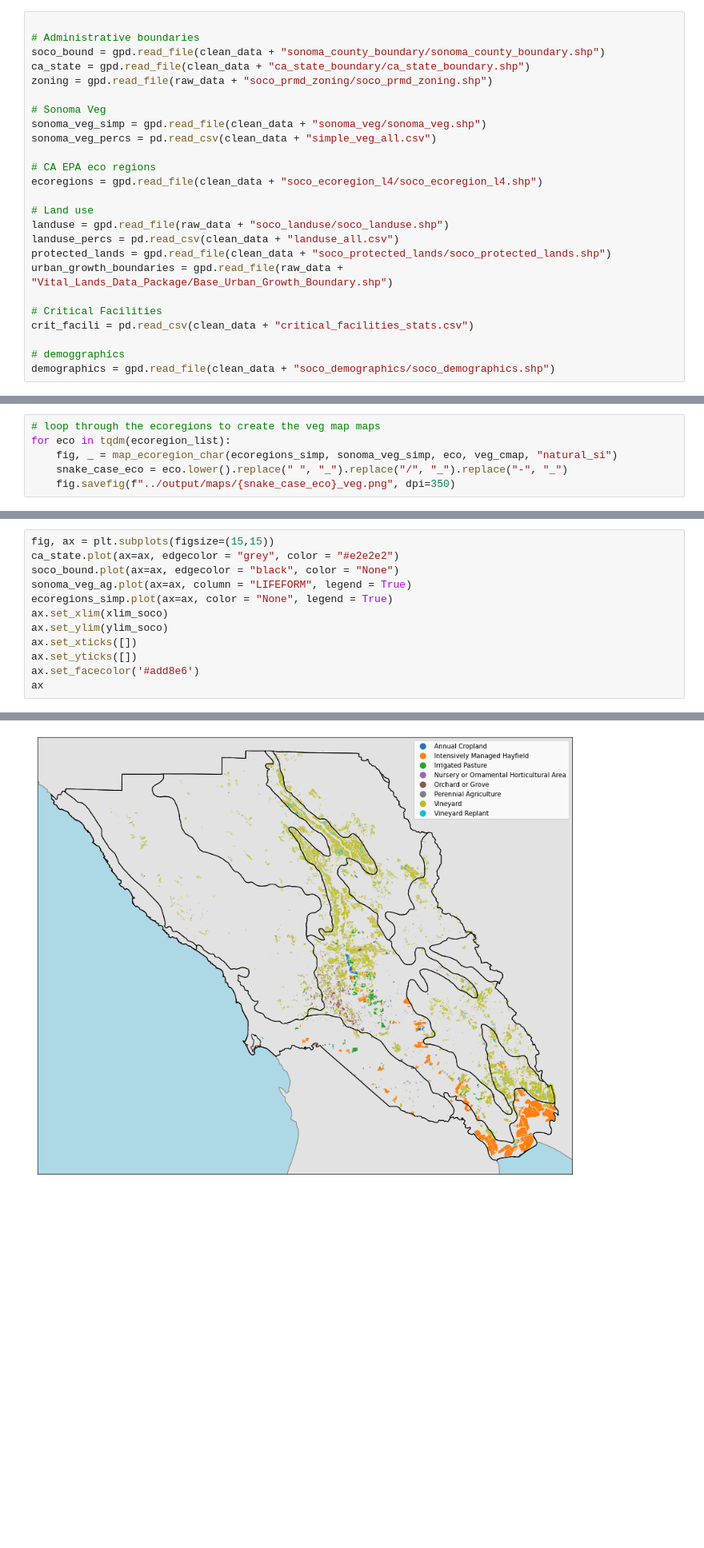
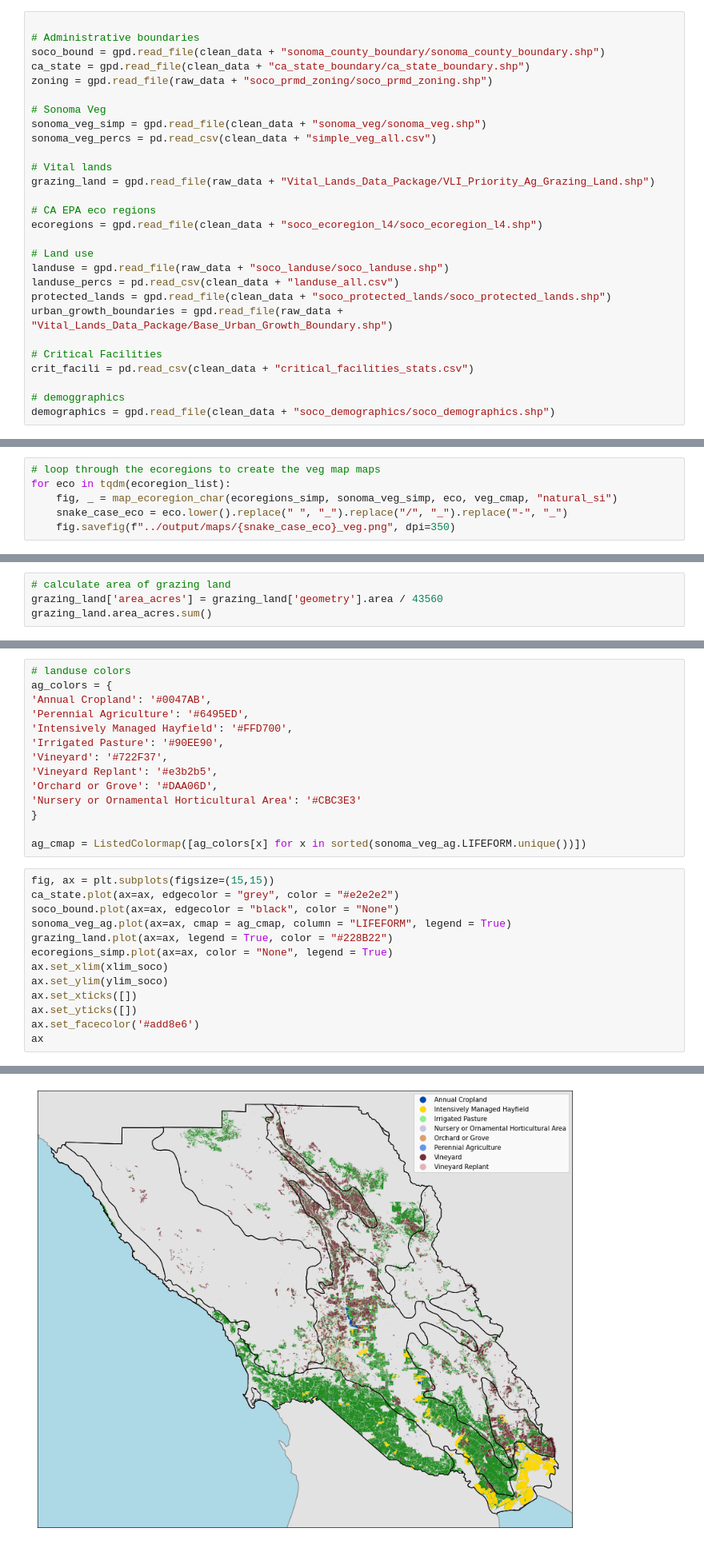
Before and after one commit to acmarley-erg/soco_resilience, a Jupyter notebook: py/zone_characteristic_viz.ipynb, the cells around one changed output, grey strips where cells are left out. Shown at 80% size. Cells and saved outputs as stored; diff of their text form; blank space fills up the shorter version.

Commit message:
Added grazing lands to ag lands map

```diff
--- a/py/zone_characteristic_viz.ipynb
+++ b/py/zone_characteristic_viz.ipynb
@@ -26,6 +27,9 @@ zoning = gpd.read_file(raw_data + "soco_prmd_zoning/soco_prmd_zoning.shp")
 # Sonoma Veg
 sonoma_veg_simp = gpd.read_file(clean_data + "sonoma_veg/sonoma_veg.shp")
 sonoma_veg_percs = pd.read_csv(clean_data + "simple_veg_all.csv")
+
+# Vital lands
+grazing_land = gpd.read_file(raw_data + "Vital_Lands_Data_Package/VLI_Priority_Ag_Grazing_Land.shp")
 
 # CA EPA eco regions
 ecoregions = gpd.read_file(clean_data + "soco_ecoregion_l4/soco_ecoregion_l4.shp")
@@ -138,3 +145,7 @@ sonoma_veg_ag.head()
 | 8077 | Intensively Managed Hayfield | Intensively Managed Hayfield | Agriculture | Agriculture | Agriculture | 2990.462123 | 467895.034715 | POLYGON ((6291448.000 1882952.112... |
 | 8078 | Intensively Managed Hayfield | Intensively Managed Hayfield | Agriculture | Agriculture | Agriculture | 4087.025092 | 779216.165322 | POLYGON ((6290141.059 1892451.330... |
 | 8079 | Irrigated Pasture | Irrigated Pasture | Agriculture | Agriculture | Agriculture | 11495.958556 | 697101.062797 | POLYGON ((6264627.400 1884165.658... |
+# %%
+# calculate area of grazing land
+grazing_land['area_acres'] = grazing_land['geometry'].area / 43560
+grazing_land.area_acres.sum()
@@ -141,15 +154,30 @@ sonoma_veg_ag.head()
+# %%
+# landuse colors
+ag_colors = {
+'Annual Cropland': '#0047AB',
+'Perennial Agriculture': '#6495ED',
+'Intensively Managed Hayfield': '#FFD700',
+'Irrigated Pasture': '#90EE90',
+'Vineyard': '#722F37',
+'Vineyard Replant': '#e3b2b5',
+'Orchard or Grove': '#DAA06D',
+'Nursery or Ornamental Horticultural Area': '#CBC3E3'
+}
+
+ag_cmap = ListedColormap([ag_colors[x] for x in sorted(sonoma_veg_ag.LIFEFORM.unique())])
 # %%
 fig, ax = plt.subplots(figsize=(15,15))
 ca_state.plot(ax=ax, edgecolor = "grey", color = "#e2e2e2")
 soco_bound.plot(ax=ax, edgecolor = "black", color = "None")
-sonoma_veg_ag.plot(ax=ax, column = "LIFEFORM", legend = True)
+sonoma_veg_ag.plot(ax=ax, cmap = ag_cmap, column = "LIFEFORM", legend = True)
+grazing_land.plot(ax=ax, legend = True, color = "#228B22")
 ecoregions_simp.plot(ax=ax, color = "None", legend = True)
 ax.set_xlim(xlim_soco)
 ax.set_ylim(ylim_soco)
 ax.set_xticks([])
 ax.set_yticks([])
 ax.set_facecolor('#add8e6')
 ax
 # %% [output]
 <AxesSubplot:>
-[figure, old version]
+[figure, new version]
```
Also changed, not shown: parts of 7 cells of this notebook, 1 other file.
